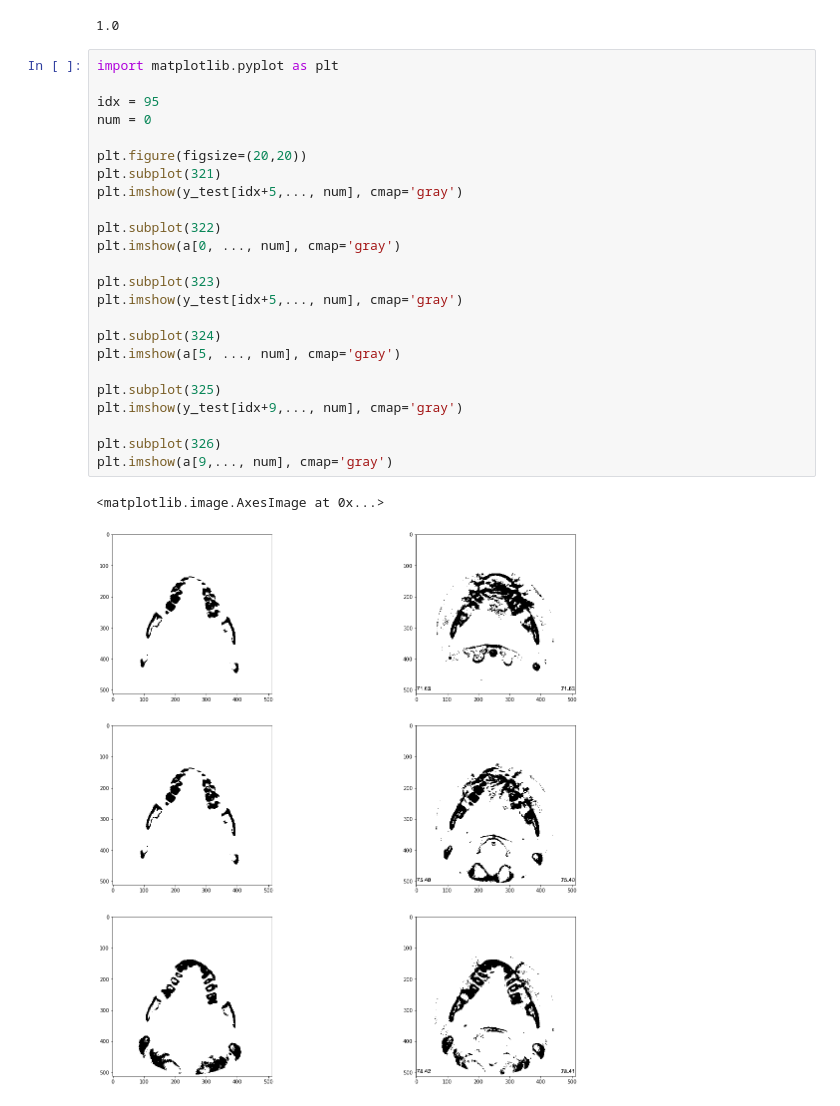
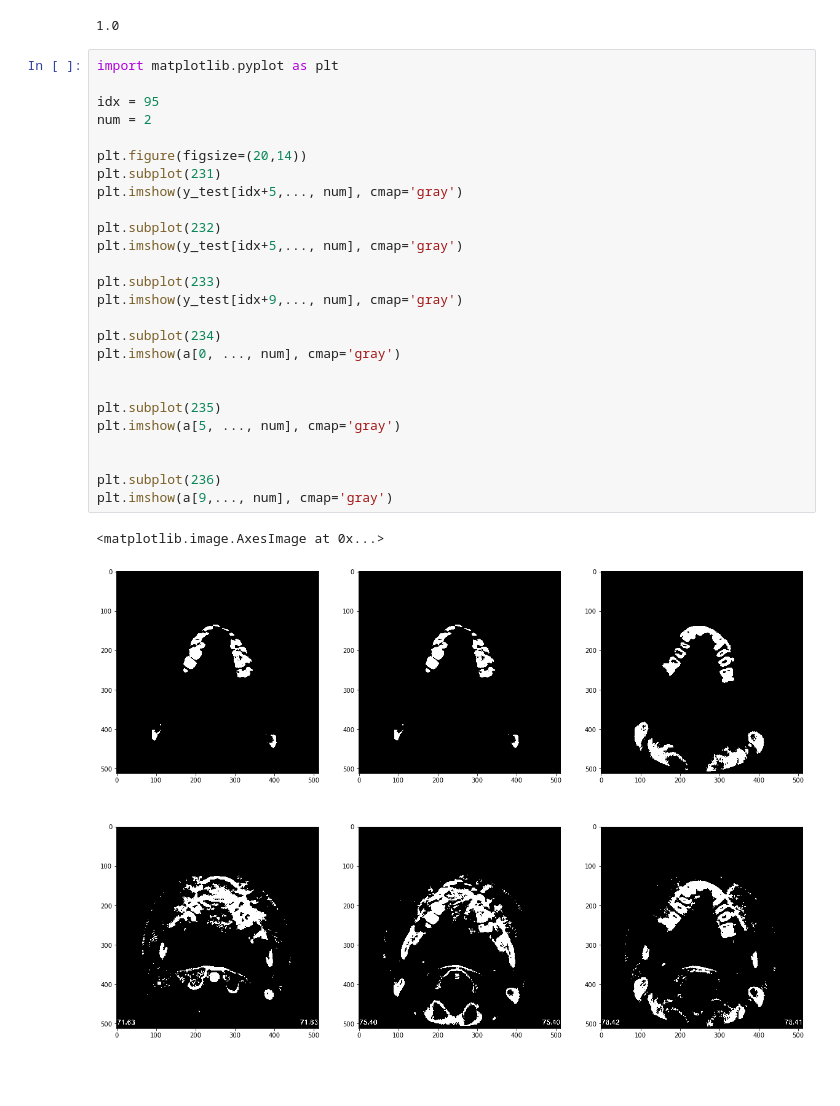
Before and after one commit to Heegu94/Dental_Segmentation, a Jupyter notebook: 06_evaluate.ipynb, the cells around one changed output. Saved outputs shown, nothing was run; the diff lists cells and outputs as text; blank space fills up the shorter version.

```diff
--- a/06_evaluate.ipynb
+++ b/06_evaluate.ipynb
@@ -229,27 +229,29 @@ a.max()
 # %%
 import matplotlib.pyplot as plt
 
 idx = 95
-num = 0
+num = 2
 
-plt.figure(figsize=(20,20))
-plt.subplot(321)
+plt.figure(figsize=(20,14))
+plt.subplot(231)
 plt.imshow(y_test[idx+5,..., num], cmap='gray')
 
-plt.subplot(322)
+plt.subplot(232)
+plt.imshow(y_test[idx+5,..., num], cmap='gray')
+
+plt.subplot(233)
+plt.imshow(y_test[idx+9,..., num], cmap='gray')
+
+plt.subplot(234)
 plt.imshow(a[0, ..., num], cmap='gray')
 
-plt.subplot(323)
-plt.imshow(y_test[idx+5,..., num], cmap='gray')
 
-plt.subplot(324)
+plt.subplot(235)
 plt.imshow(a[5, ..., num], cmap='gray')
 
-plt.subplot(325)
-plt.imshow(y_test[idx+9,..., num], cmap='gray')
 
-plt.subplot(326)
+plt.subplot(236)
 plt.imshow(a[9,..., num], cmap='gray')
 # %% [output]
 <matplotlib.image.AxesImage at 0x...>
-[figure, old version]
+[figure, new version]
```
Also changed, not shown: parts of 7 cells of this notebook.
